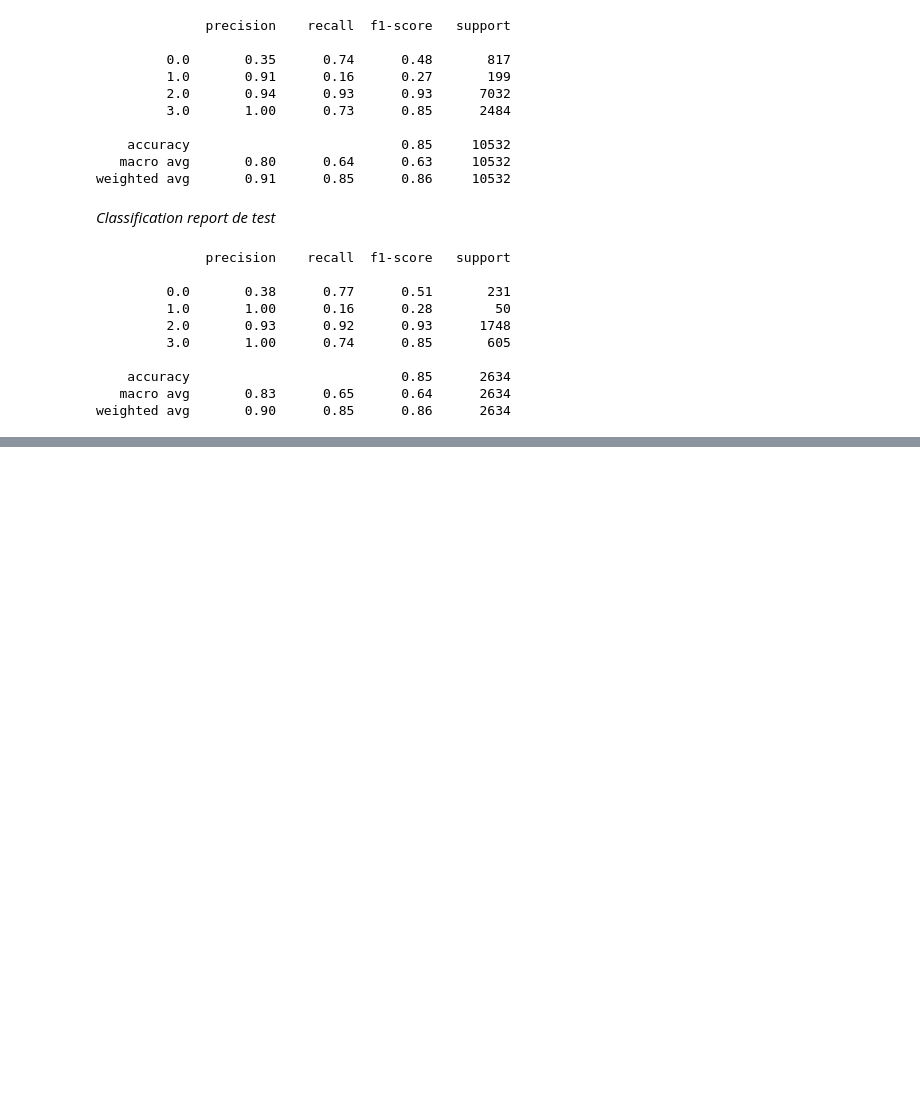
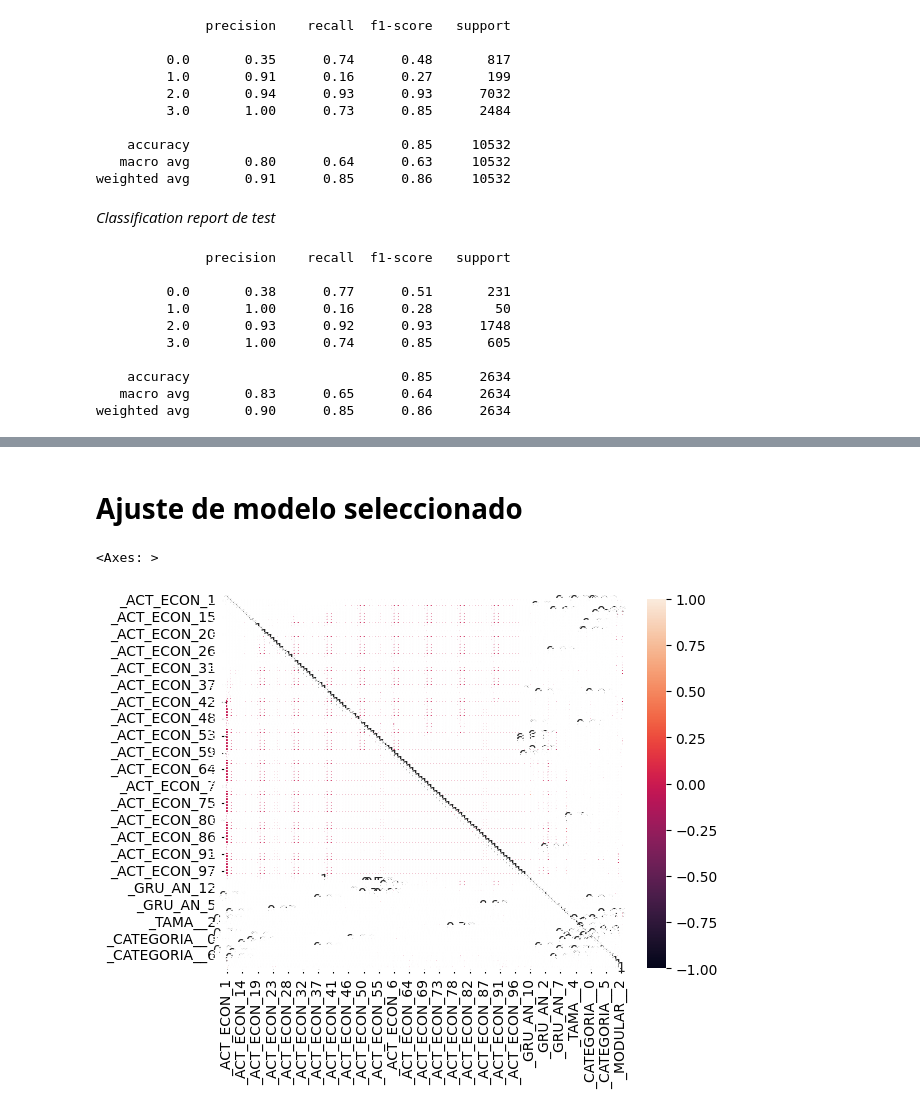
Before and after one commit to lmencisoe/seguros, a Jupyter notebook: Modelo_seguros_v3.ipynb, the cells around one changed output, grey strips where cells are left out. Saved outputs shown, nothing was run; the diff lists cells and outputs as text; code cells hidden in the pictures; blank space fills up the shorter version.

```diff
--- a/Modelo_seguros_v3.ipynb
+++ b/Modelo_seguros_v3.ipynb
@@ -310,0 +268,24 @@ from xgboost import plot_importance
+# %% [markdown]
+# **Ajuste de modelo seleccionado**
+# %%
+X_total[['antigüedad', 'nrotrab', 'prom_antes', 'cant_antes']] = StandardScaler().fit_transform(X_total[['antigüedad', 'nrotrab', 'prom_antes', 'cant_antes']])
+X_numeric = X_total[['antigüedad', 'nrotrab', 'prom_antes', 'cant_antes']]
+X_numeric =  X_numeric.reset_index(drop=True)
+# %%
+ACTECON_dummies = pd.get_dummies(X_total['ACTECON'], prefix='').reset_index(drop=True)
+GRUANALI_dummies = pd.get_dummies(X_total['GRUANALI'], prefix='').reset_index(drop=True)
+TAMAEMP_dummies = pd.get_dummies(X_total['TAMAEMP'], prefix='').reset_index(drop=True)
+riesgo_dummies = pd.get_dummies(X_total['riesgo'], prefix='').reset_index(drop=True)
+categoria_dummies = pd.get_dummies(X_total['categoria'], prefix='').reset_index(drop=True)
+modular_dummies = pd.get_dummies(X_total['modular'], prefix='').reset_index(drop=True)
+X_base = X_total[['ACTECON']]
+# %%
+X_base = pd.concat([X_base.reset_index(drop=True), ACTECON_dummies], axis=1)
+X_base = pd.concat([X_base.reset_index(drop=True), GRUANALI_dummies], axis=1)
+X_base = pd.concat([X_base.reset_index(drop=True), TAMAEMP_dummies], axis=1)
+X_base = pd.concat([X_base.reset_index(drop=True), riesgo_dummies], axis=1)
+X_base = pd.concat([X_base.reset_index(drop=True), categoria_dummies], axis=1)
+X_base = pd.concat([X_base.reset_index(drop=True), modular_dummies], axis=1)
+X_base = pd.DataFrame(X_base)
+X_base = X_base.drop(['ACTECON'], axis=1)
+X_base
@@ -310,0 +296,6 @@ from xgboost import plot_importance
+# %%
+matriz_correlacion = X_base.corr().round(2)
+sns.heatmap(data=matriz_correlacion, annot=True)
+# %% [output]
+<Axes: >
+[figure, added]
```
Also changed, not shown: parts of 16 cells of this notebook.
